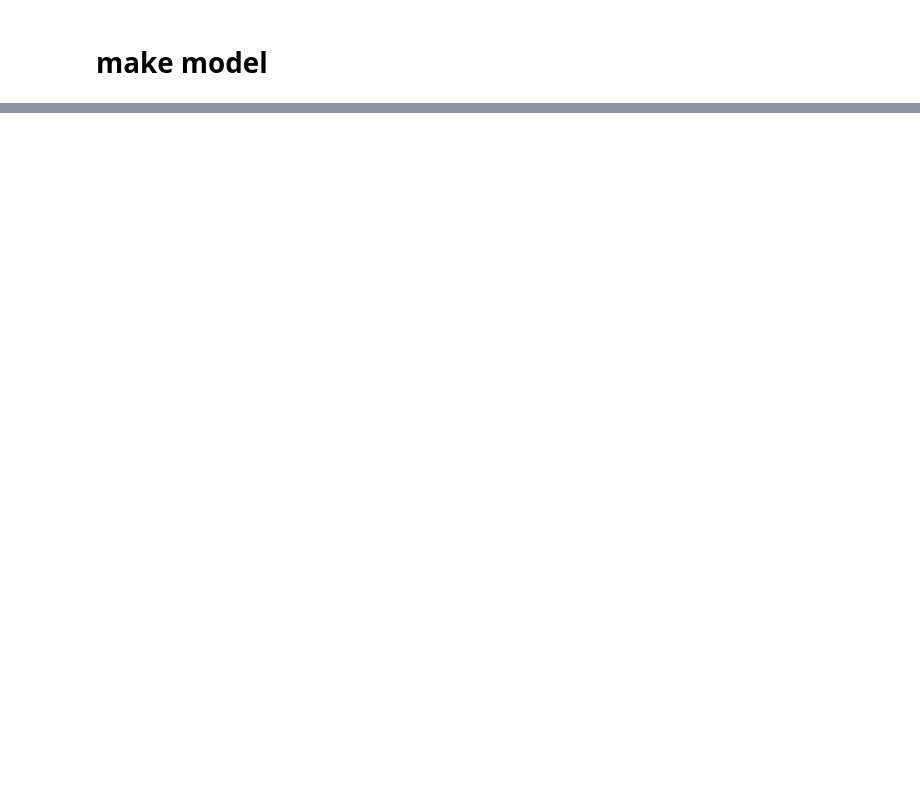
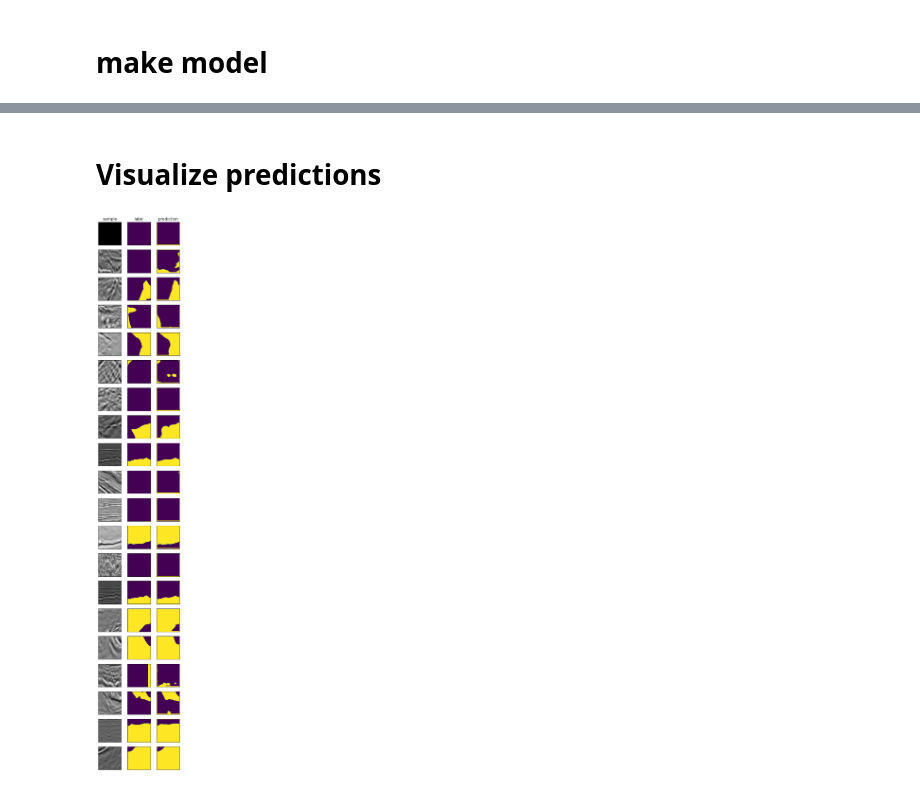
Before and after one commit to behroozeslami/deep-learning-application, a Jupyter notebook: U-Net Salt Segmentation.ipynb, the cells around one changed output, grey strips where cells are left out. Drawn from its saved outputs; the diff is of its cells as text; code cells hidden in the pictures; blank space fills up the shorter version.

```diff
--- a/U-Net Salt Segmentation.ipynb
+++ b/U-Net Salt Segmentation.ipynb
@@ -115,0 +167,30 @@ torch.Size([1, 1, 101, 101])
+# %% [markdown]
+# Visualize predictions
+# %%
+dataset = test_dataset
+
+nrows = 20
+ncols = 3
+fig, axs = plt.subplots(nrows, ncols, squeeze=False, figsize=(4.5,30))
+
+for i in range(nrows):
+    idx = random.randint(0,len(dataset)-1)
+    sample = dataset[idx][0].numpy().transpose(1,2,0)
+    label = dataset[idx][1].numpy()
+    prediction = trainer.predict(dataset, idx)
+    prediction = prediction.numpy()[0,:,:]
+    axs[i,0].imshow(sample)
+    axs[i,2].imshow(prediction)
+    axs[i,1].imshow(label)
+    axs[i,0].set_xticks([])
+    axs[i,0].set_yticks([])
+    axs[i,1].set_xticks([])
+    axs[i,1].set_yticks([])
+    axs[i,2].set_xticks([])
+    axs[i,2].set_yticks([])
+    if i==0:
+        axs[i,0].set_title('sample')
+        axs[i,1].set_title('label')
+        axs[i,2].set_title('prediction')
+# %% [output]
+[figure, added]
```
Also changed, not shown: parts of 15 cells of this notebook.
